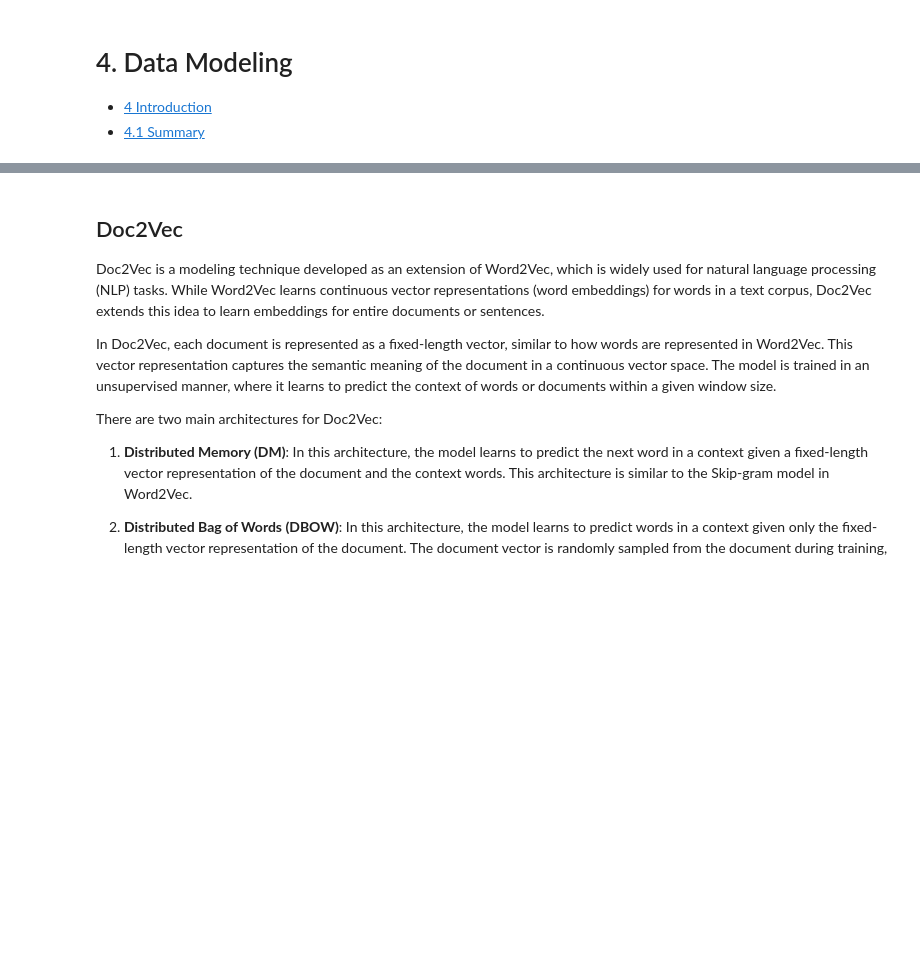
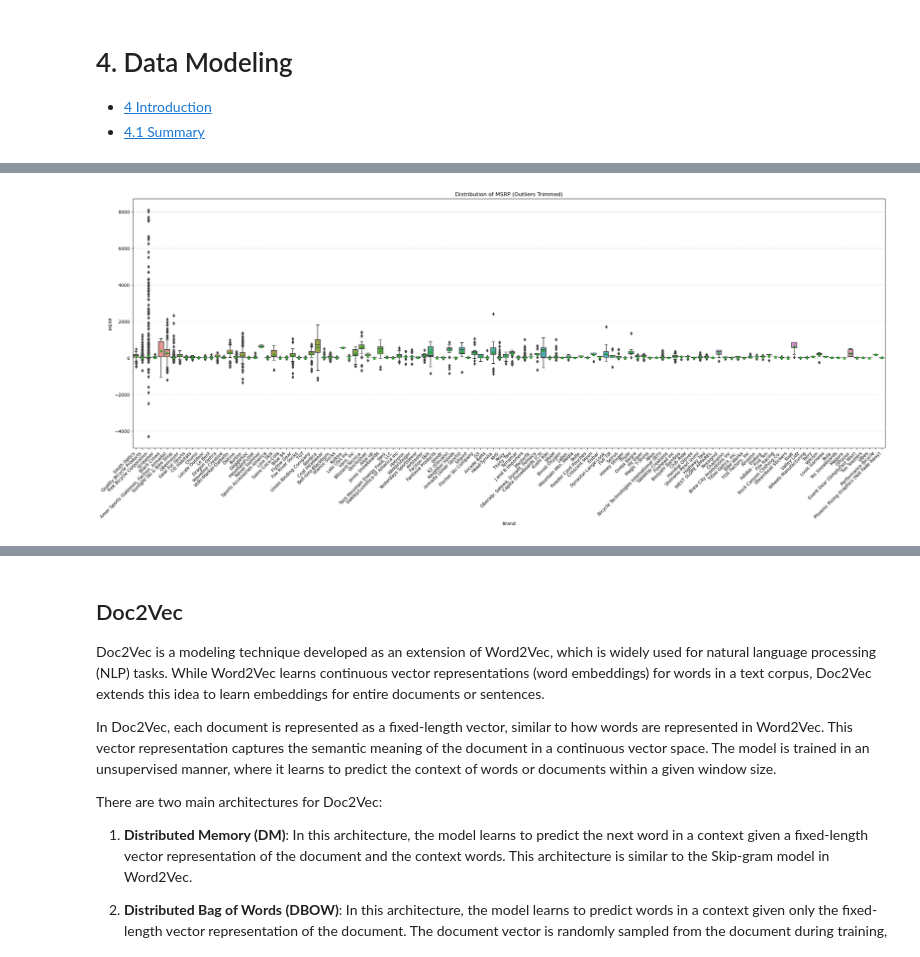
Before and after one commit to MappingKat/SunlightMtnRetail, a Jupyter notebook: notebooks/04-data-modeling.ipynb, the cells around one changed output, grey strips where cells are left out. Saved outputs shown, nothing was run; the diff lists cells and outputs as text; code cells hidden in the pictures; blank space fills up the shorter version.

```diff
--- a/notebooks/04-data-modeling.ipynb
+++ b/notebooks/04-data-modeling.ipynb
@@ -337 +146,22 @@ categories = [
+# %%
+plt.figure(figsize=(30, 10))  # Example with more manageable size
+
+# Create the box plot with Seaborn
+sns.boxplot(
+    x="Vendor",
+    y="MSRP",
+    showmeans=True,  # Show mean as a diamond
+    data=products
+)
+
+# Customize the plot for better aesthetics
+plt.title("Distribution of MSRP (Outliers Trimmed)")
+plt.xlabel("Brand")
+plt.ylabel("MSRP")
+plt.xticks(rotation=45, ha="right")  # Rotate x-axis labels for better readability
+plt.grid(axis='y', linestyle='--', alpha=0.7)  # Add subtle gridlines
+
+plt.show()
+# %% [output]
+[figure, added]
 # %%
```
Also changed, not shown: parts of 17 cells of this notebook, 23 other files.
